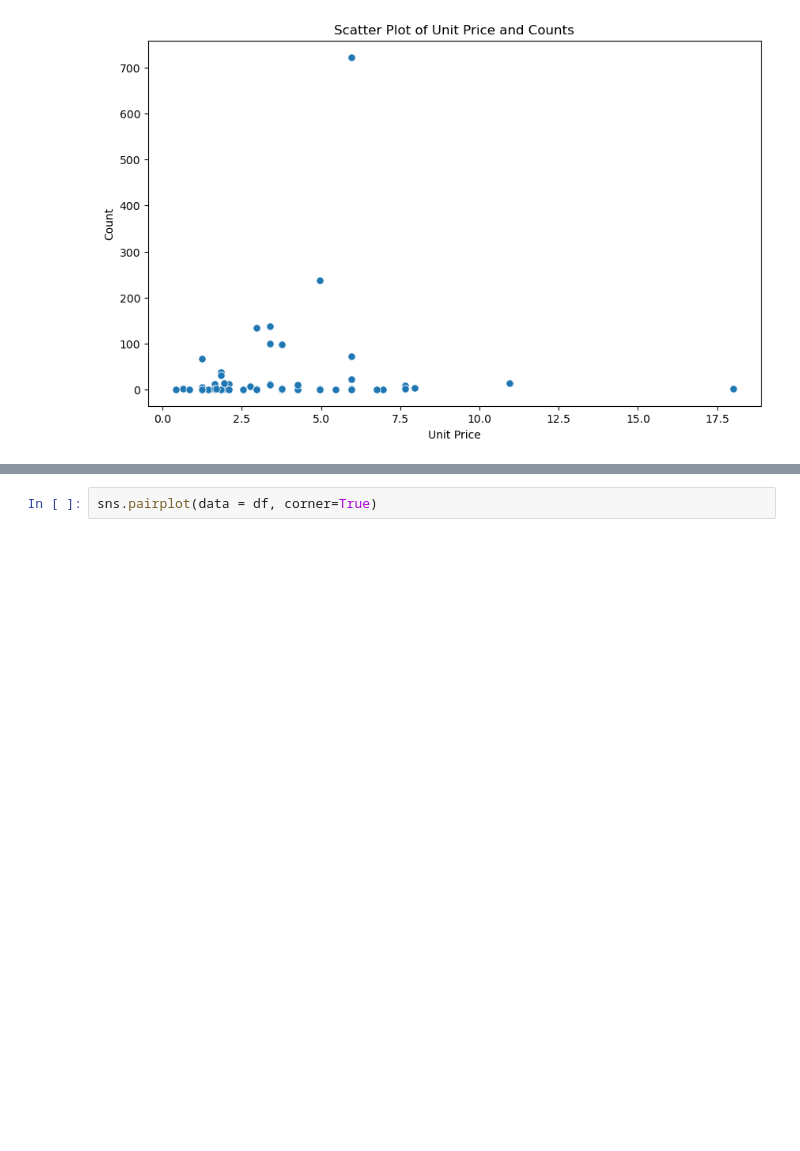
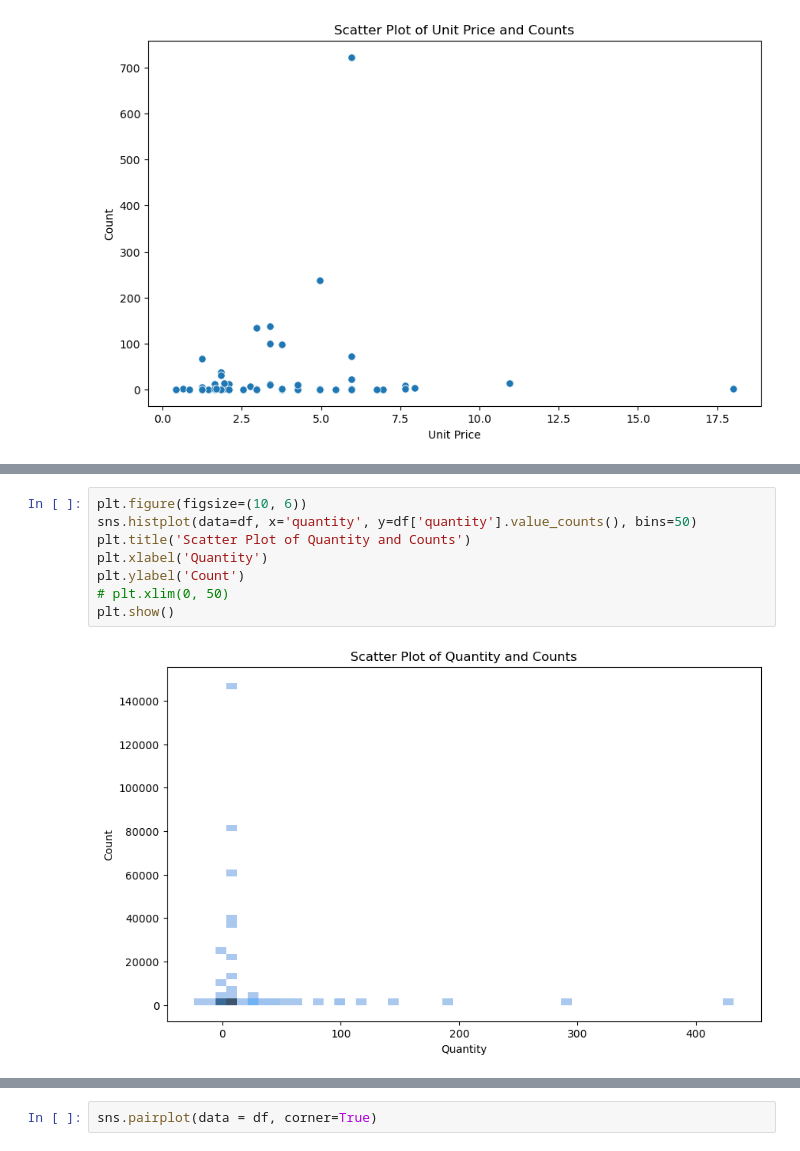
Before and after one commit to Marc-Aradillas/customer-segmentation-project, a Jupyter notebook: prep_explore.ipynb, the cells around one changed output, grey strips where cells are left out. Saved outputs shown, nothing was run; the diff lists cells and outputs as text; blank space fills up the shorter version.

```diff
--- a/prep_explore.ipynb
+++ b/prep_explore.ipynb
@@ -738,3 +777,13 @@ plt.show()
+# %%
+plt.figure(figsize=(10, 6))
+sns.histplot(data=df, x='quantity', y=df['quantity'].value_counts(), bins=50)
+plt.title('Scatter Plot of Quantity and Counts')
+plt.xlabel('Quantity')
+plt.ylabel('Count')
+# plt.xlim(0, 50)
+plt.show()
+# %% [output]
+[figure, new version]
 # %%
 df.describe()
 # %% [output]
```
Also changed, not shown: parts of 23 cells of this notebook.
